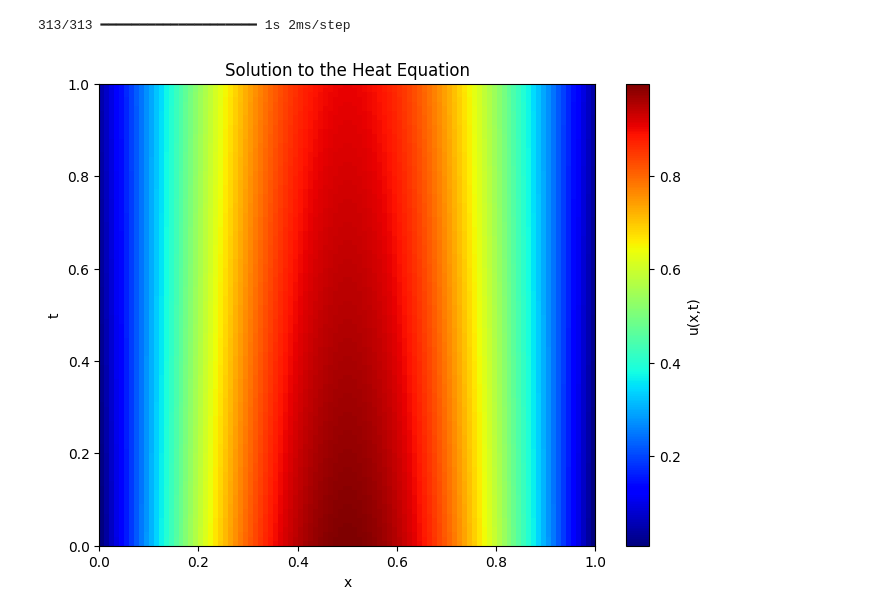
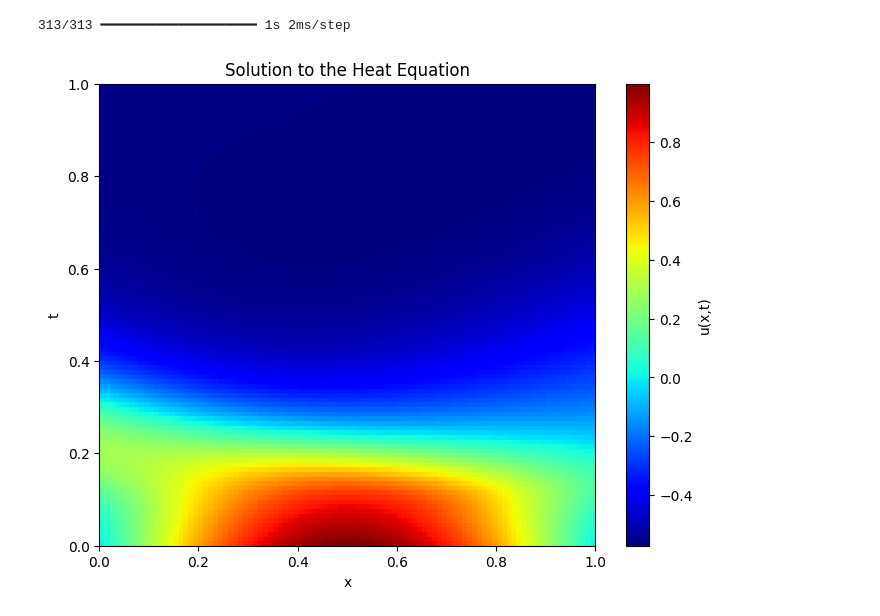
Before and after one commit to jacksonwalters/pinn, a Jupyter notebook: heat_equation/pinn_to_solve_heat_equation.ipynb, the cells around one changed output. Saved outputs shown, nothing was run; the diff lists cells and outputs as text; code cells hidden in the pictures.

```diff
--- a/heat_equation/pinn_to_solve_heat_equation.ipynb
+++ b/heat_equation/pinn_to_solve_heat_equation.ipynb
@@ -126,32 +133,32 @@ Epoch 4500, Loss: 1.4321696653496474e-05
 # %%
 #plot the solution
 import matplotlib.pyplot as plt
 import numpy as np
 
 # Create a grid of points to evaluate the model (e.g., x in [0, 1] and t in [0, 1])
 N_x = 100  # Number of x points
 N_t = 100  # Number of t points
 
 # Create the grid (x, t)
 x = np.linspace(0, 1, N_x)[:, None]  # Shape (N_x, 1)
-t = np.linspace(0, 1, N_t)[:, None]  # Shape (N_t, 1)
+t = np.linspace(0, 20, N_t)[:, None]  # Shape (N_t, 1)
 X_grid = np.hstack((np.tile(x, (N_t, 1)), np.repeat(t, N_x, axis=0)))  # Shape (N_x*N_t, 2)
 
 # Predict the solution at these points
 u_pred = pinn_model.predict(X_grid)
 
 # Reshape the predictions for plotting (to make it 2D, reshape to (N_x, N_t))
 u_pred = u_pred.reshape(N_t, N_x)
 
 # Plot the solution
 plt.figure(figsize=(8, 6))
 plt.imshow(u_pred, interpolation='nearest', cmap='jet', origin='lower', aspect='auto',
            extent=[0, 1, 0, 1])
 plt.colorbar(label='u(x,t)')
 plt.xlabel('x')
 plt.ylabel('t')
 plt.title('Solution to the Heat Equation')
 plt.show()
 # %% [output]
 313/313 ━━━━━━━━━━━━━━━━━━━━ 1s 2ms/step
-[figure, old version]
+[figure, new version]
```
Also changed, not shown: parts of 1 cell of this notebook.
